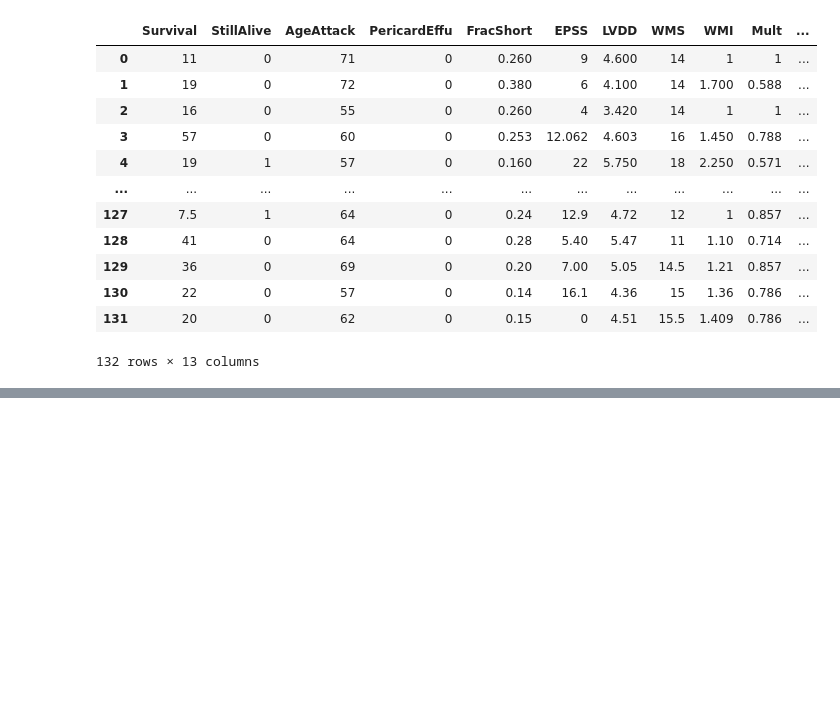
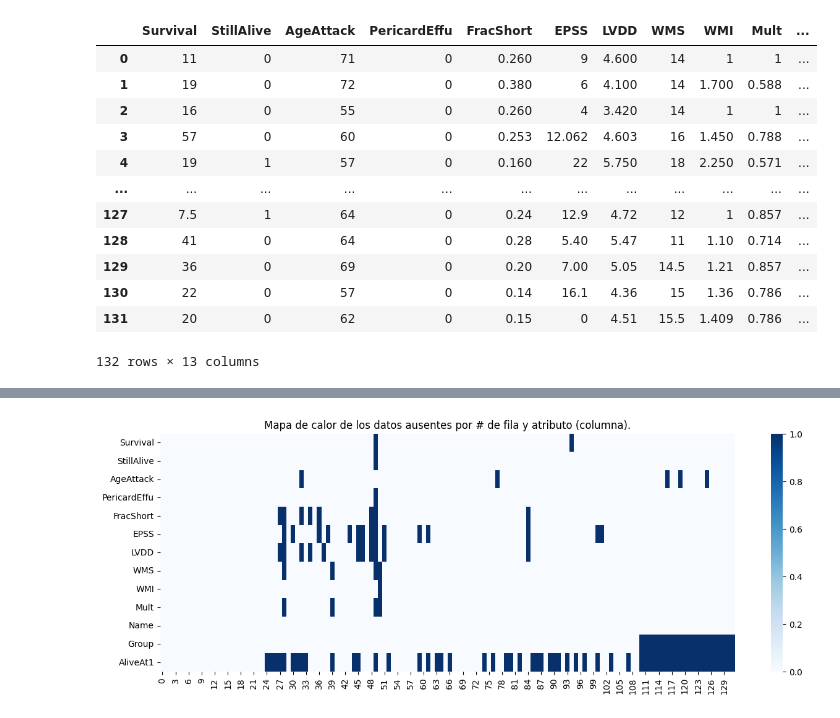
Before and after one commit to IrluiDev/BigData, a Jupyter notebook: Practica1_MineríaDeDatos.ipynb, the cells around one changed output, grey strips where cells are left out. Saved outputs shown, nothing was run; the diff lists cells and outputs as text; code cells hidden in the pictures; blank space fills up the shorter version.

```diff
--- a/Practica1_MineríaDeDatos.ipynb
+++ b/Practica1_MineríaDeDatos.ipynb
@@ -142,0 +315,7 @@ datos
+# %%
+plt.subplots(figsize=(15,5))
+sns.heatmap(datos.isnull().transpose(), cmap = 'Blues')
+plt.title("Mapa de calor de los datos ausentes por # de fila y atributo (columna).")
+plt.show()
+# %% [output]
+[figure, added]
```
Also changed, not shown: parts of 84 cells of this notebook, 1 other file.
